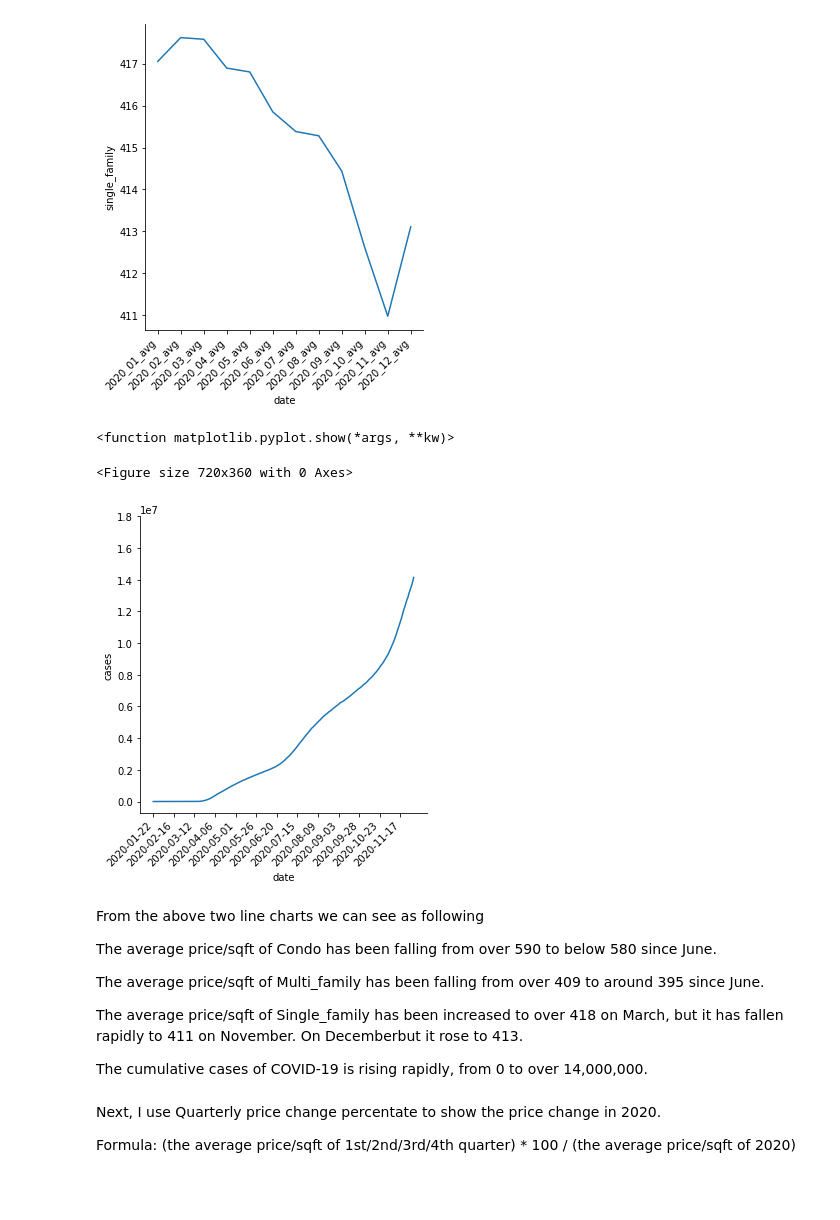
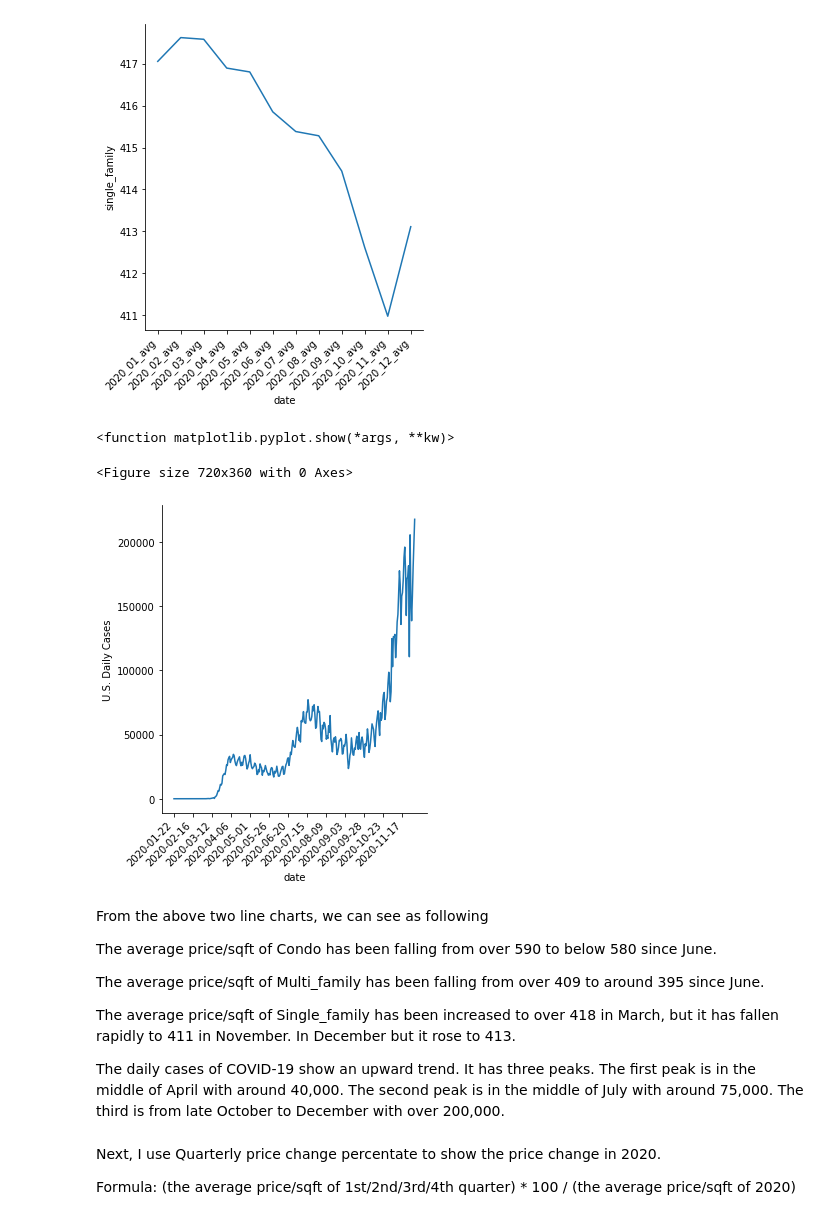
Before and after one commit to Yuehao-Wang/AIM-5001, a Jupyter notebook: Y_Wang_Final_Project.ipynb, the cells around one changed output. Drawn from its saved outputs; the diff is of its cells as text; code cells hidden in the pictures; blank space fills up the shorter version.

```diff
--- a/Y_Wang_Final_Project.ipynb
+++ b/Y_Wang_Final_Project.ipynb
@@ -101,8 +100,8 @@ import folium
 # COVID_19
 # %%
 # To read the COVID-19 data from github and get the DataFrame.
-# covid_file = "https://raw.githubusercontent.com/Yuehao-Wang/AIM-5001/master/data/covid_us_county.csv"
-covid_file = r"D:\yeshiva\1 semester\Data Acquisition and Management CRN 13255\Final Project/covid_us_county.csv"
+covid_file = "https://raw.githubusercontent.com/Yuehao-Wang/AIM-5001/master/data/covid_us_county.csv"
+# covid_file = r"D:\yeshiva\1 semester\Data Acquisition and Management CRN 13255\Final Project/covid_us_county.csv"
 covid_all_df = pd.read_csv(covid_file)
 
 # To see the head of data set
@@ -891,0 +891,9 @@ covid19_us_date_cases_df
+# %%
+# Get a daily cases of COVID-19 of U.S.
+
+us_cum_daily_df = covid19_us_date_cases_df['cases']
+diff_dc = np.diff(covid19_us_date_cases_df['cases'])
+us_daily_cases = np.append(covid19_us_date_cases_df['cases'][:1], diff_dc)
+us_daily_df = pd.DataFrame(us_daily_cases, index=covid19_us_date_cases_df['date'], columns=['U.S. Daily Cases'])
+us_daily_df = us_daily_df.reset_index()
+us_daily_df.head(3)
@@ -967,31 +987,29 @@ def get_x_names(dates):
 # %%
 # Drawing a line chart to show the cumulative cases of COVID-19 in California
 plt.figure(figsize = (10,5))
 
-sns.relplot(x="date", y="cases", kind="line", data=covid19_us_date_cases_df);
+sns.relplot(x="date", y="U.S. Daily Cases", kind="line", data=us_daily_df);
 
-new_dates = get_x_names(covid19_us_date_cases_df['date'])
+new_dates = get_x_names(us_daily_df['date'])
 
 plt.xticks(new_dates,rotation=45, horizontalalignment='right')
 
-plt.yticks(np.arange(0, 20000000, 2000000))
-
 # Show the new figure
 plt.show
 # %% [output]
 <function matplotlib.pyplot.show(*args, **kw)>
 <Figure size 720x360 with 0 Axes>
-[figure, old version]
+[figure, new version]
 # %% [markdown]
-From the above two line charts we can see as following
+From the above two line charts, we can see as following
 
 The average price/sqft of Condo has been falling from over 590 to below 580 since June.
 
 The average price/sqft of Multi_family has been falling from over 409 to around 395 since June.
 
-The average price/sqft of Single_family has been increased to over 418 on March, but it has fallen rapidly to 411 on November. On Decemberbut it rose to 413.
+The average price/sqft of Single_family has been increased to over 418 in March, but it has fallen rapidly to 411 in November. In December but it rose to 413.
 
-The cumulative cases of COVID-19 is rising rapidly, from 0 to over 14,000,000.
+The daily cases of COVID-19 show an upward trend. It has three peaks. The first peak is in the middle of April with around 40,000. The second peak is in the middle of July with around 75,000. The third is from late October to December with over 200,000.
 # %% [markdown]
 Next, I use Quarterly price change percentate to show the price change in 2020.
 
```
Also changed, not shown: parts of 46 cells of this notebook.
